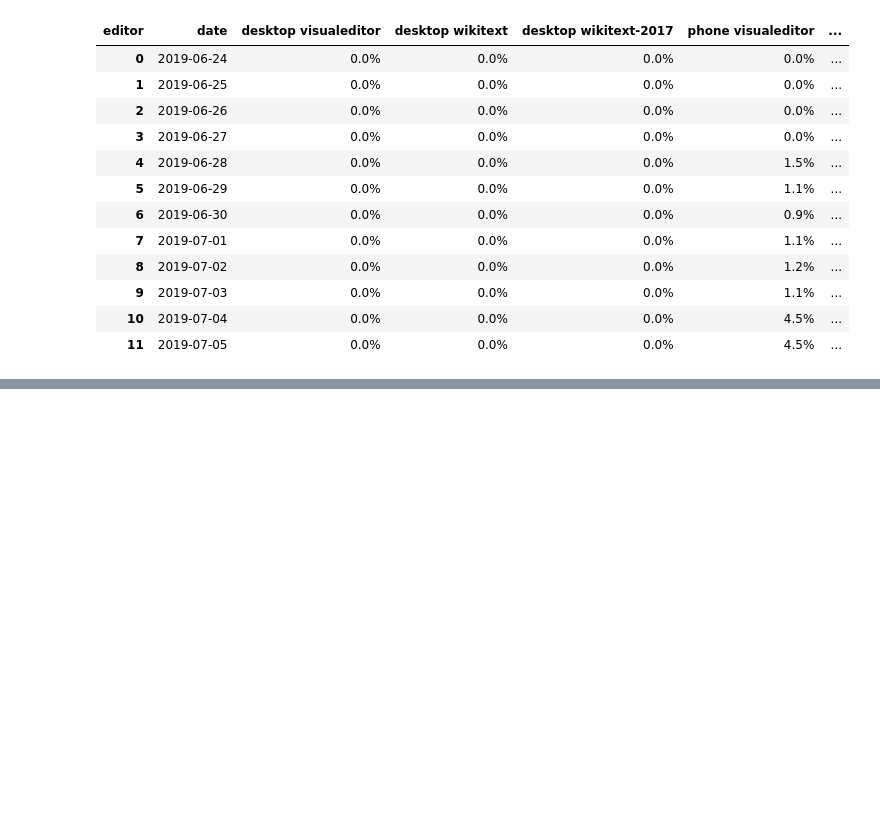
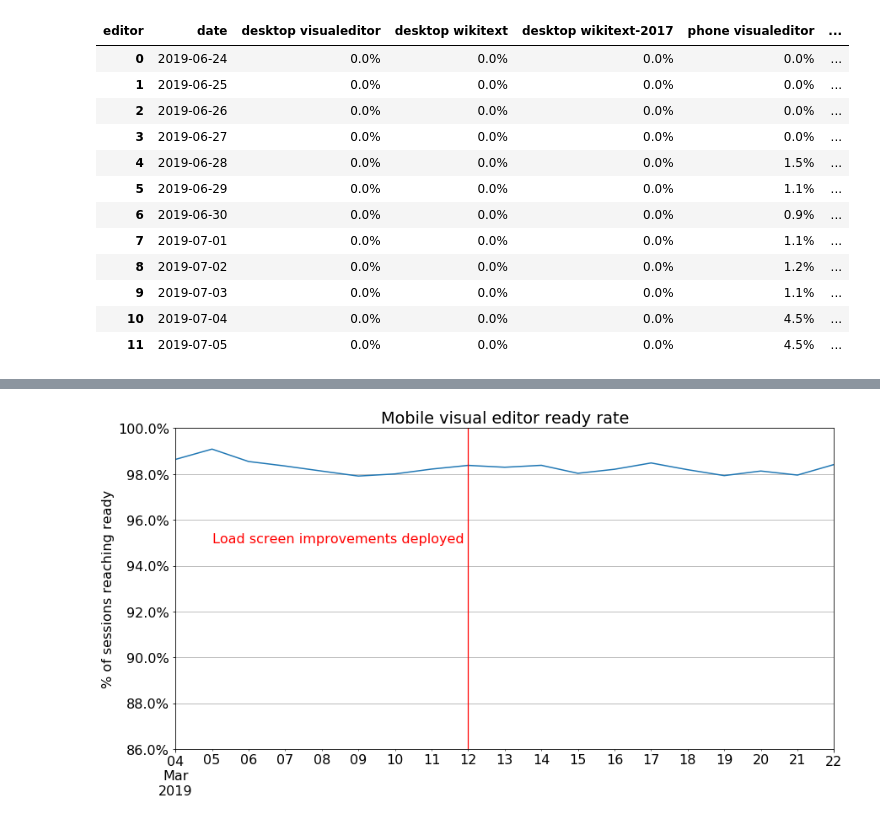
Before and after one commit to Mayakpwiki/2019-07-mobile-interfaces-experiment, a Jupyter notebook: post-deployment-checks.ipynb, the cells around one changed output, grey strips where cells are left out. Drawn from its saved outputs; the diff is of its cells as text; code cells hidden in the pictures; blank space fills up the shorter version.

```diff
--- a/post-deployment-checks.ipynb
+++ b/post-deployment-checks.ipynb
@@ -898,0 +1103,10 @@ switches
+# %%
+ax = load_screen_ready_rates.plot(ylim=(0.86, 1))
+ax.yaxis.set_major_formatter(pct_fmt)
+plt.axvline("2019-03-12", color="red", linewidth=1.25)
+plt.text("2019-03-05", 0.95, "Load screen improvements deployed", size=16, color="red")
+plt.xlabel(None)
+plt.ylabel("% of sessions reaching ready")
+plt.title("Mobile visual editor ready rate");
+# %% [output]
+[figure, added]
```
Also changed, not shown: parts of 23 cells of this notebook, 1 other file.
